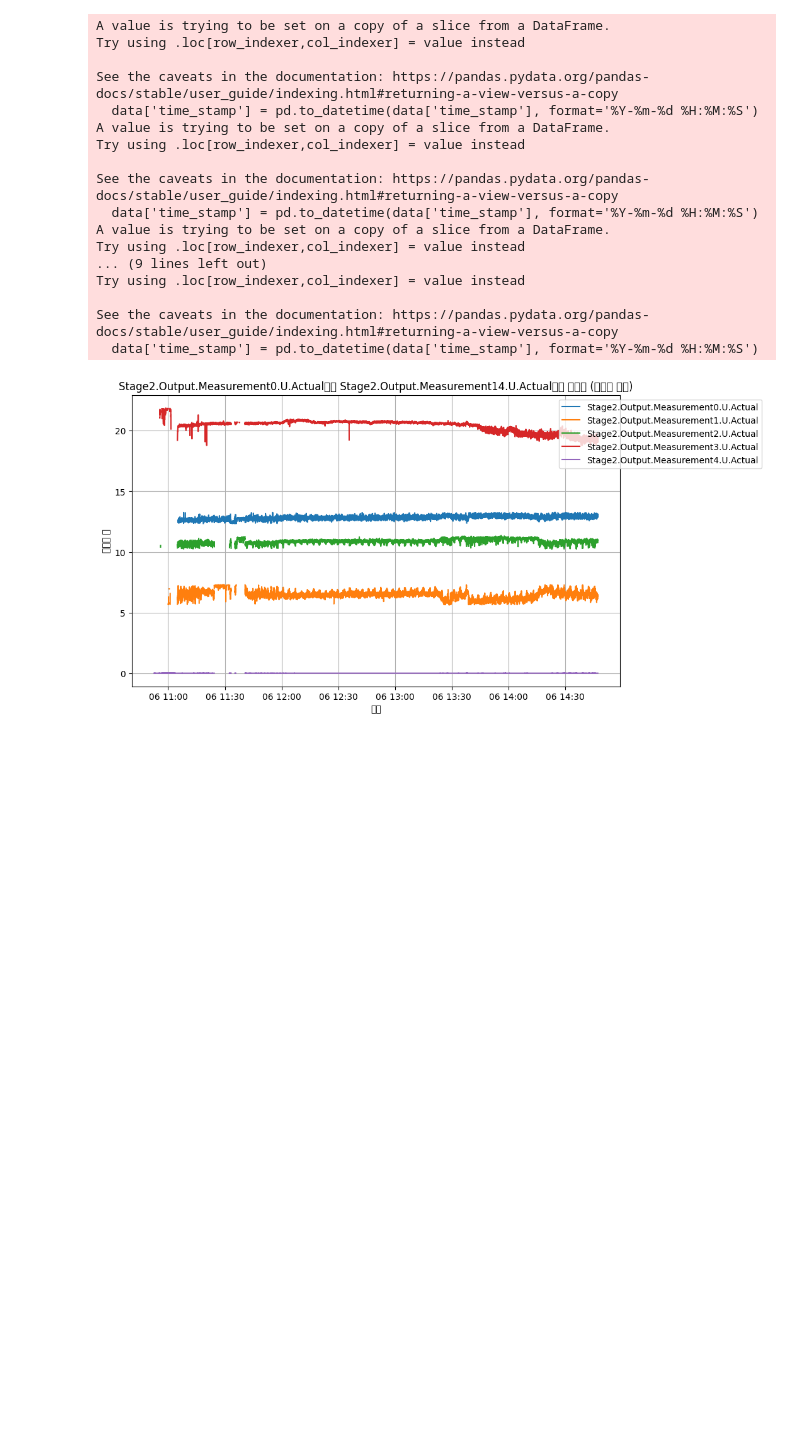
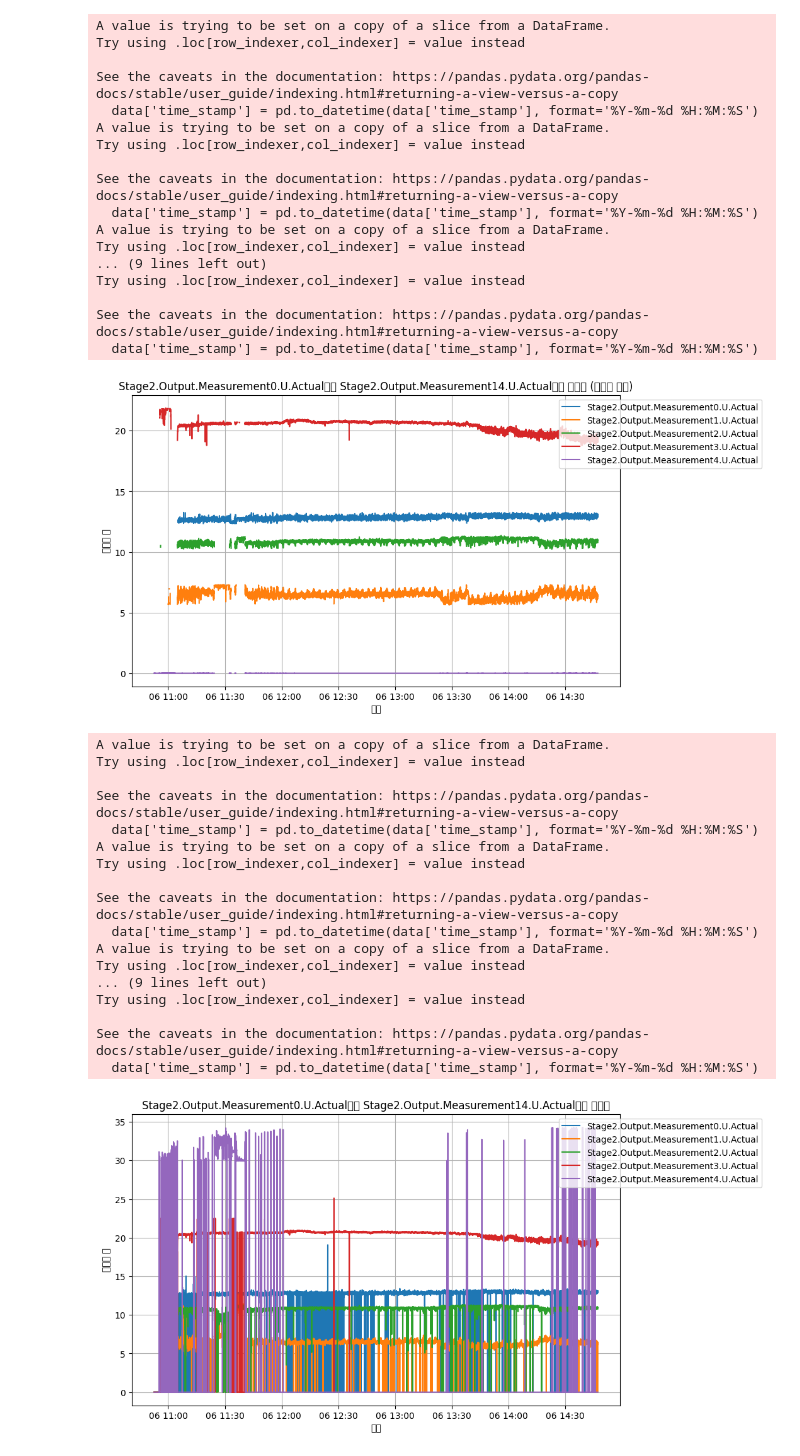
Before and after one commit to thekaszsz/ML_book, a Jupyter notebook: practice.ipynb, the cells around one changed output. Cells and saved outputs as stored; diff of their text form; code cells hidden in the pictures; blank space fills up the shorter version.

```diff
--- a/practice.ipynb
+++ b/practice.ipynb
@@ -288,3 +288,46 @@ Try using .loc[row_indexer,col_indexer] = value instead
 See the caveats in the documentation: https://pandas.pydata.org/pandas-docs/stable/user_guide/indexing.html#returning-a-view-versus-a-copy
   data['time_stamp'] = pd.to_datetime(data['time_stamp'], format='%Y-%m-%d %H:%M:%S')
 [figure]
+# %%
+# 열 이름 패턴 생성
+column_pattern = 'Stage2.Output.Measurement{}.U.Actual'
+
+# 그래프 설정
+plt.figure(figsize=(10, 6))
+plt.title('Stage2.Output.Measurement0.U.Actual부터 Stage2.Output.Measurement14.U.Actual까지 데이터')
+plt.xlabel('시간')
+plt.ylabel('데이터 값')
+
+# 열 이름 반복 및 그래프 그리기
+for i in range(5):
+    column_name = column_pattern.format(i)
+    data = df[['time_stamp', column_name]]
+    data['time_stamp'] = pd.to_datetime(data['time_stamp'], format='%Y-%m-%d %H:%M:%S')
+    data = data.sort_values(by='time_stamp')
+    plt.plot(data['time_stamp'], data[column_name], label=column_name)
+
+# 범례 표시
+plt.legend(loc='upper right', bbox_to_anchor=(1.3, 1))
+
+# 결과 출력
+plt.grid(True)
+plt.show()
+# %% [output]
+A value is trying to be set on a copy of a slice from a DataFrame.
+Try using .loc[row_indexer,col_indexer] = value instead
+
+See the caveats in the documentation: https://pandas.pydata.org/pandas-docs/stable/user_guide/indexing.html#returning-a-view-versus-a-copy
+  data['time_stamp'] = pd.to_datetime(data['time_stamp'], format='%Y-%m-%d %H:%M:%S')
+A value is trying to be set on a copy of a slice from a DataFrame.
+Try using .loc[row_indexer,col_indexer] = value instead
+
+See the caveats in the documentation: https://pandas.pydata.org/pandas-docs/stable/user_guide/indexing.html#returning-a-view-versus-a-copy
+  data['time_stamp'] = pd.to_datetime(data['time_stamp'], format='%Y-%m-%d %H:%M:%S')
+A value is trying to be set on a copy of a slice from a DataFrame.
+Try using .loc[row_indexer,col_indexer] = value instead
+... (9 lines left out)
+Try using .loc[row_indexer,col_indexer] = value instead
+
+See the caveats in the documentation: https://pandas.pydata.org/pandas-docs/stable/user_guide/indexing.html#returning-a-view-versus-a-copy
+  data['time_stamp'] = pd.to_datetime(data['time_stamp'], format='%Y-%m-%d %H:%M:%S')
+[figure, added]
```
